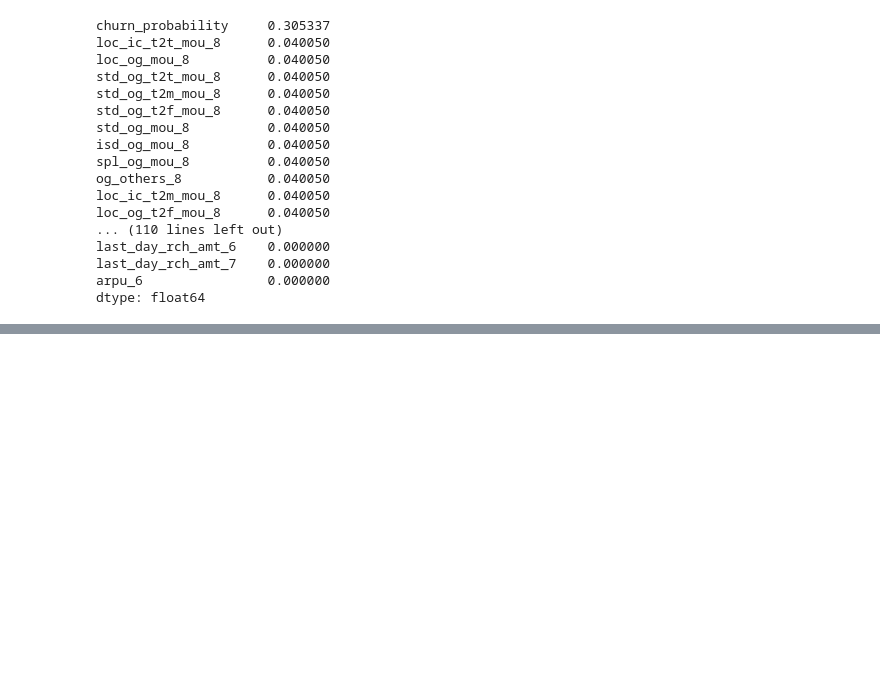
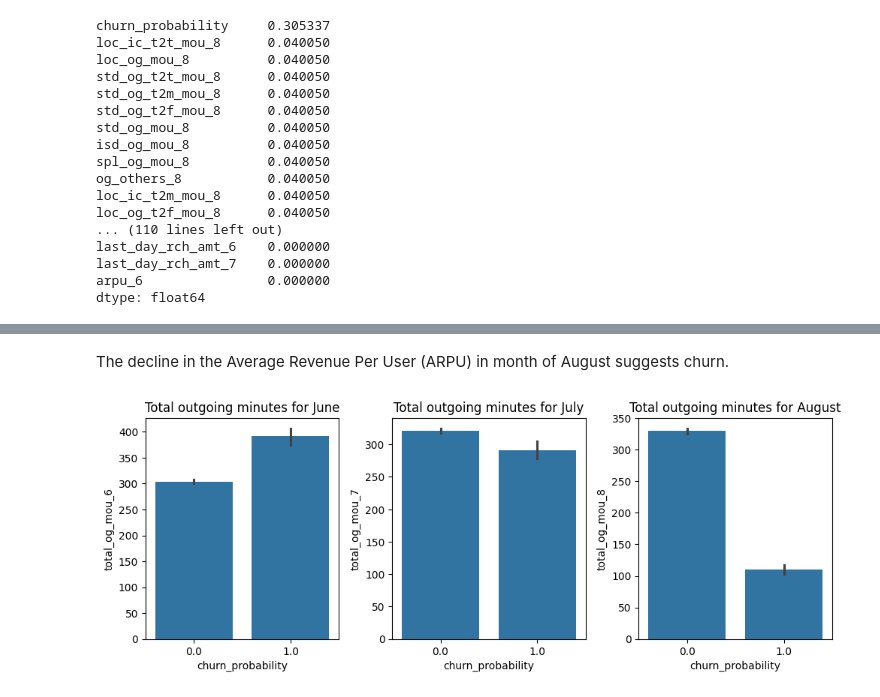
Before and after one commit to jhanjideepak/telecom-churn, a Jupyter notebook: telecome_churn.ipynb, the cells around one changed output, grey strips where cells are left out. Drawn from its saved outputs; the diff is of its cells as text; code cells hidden in the pictures; blank space fills up the shorter version.

```diff
--- a/telecome_churn.ipynb
+++ b/telecome_churn.ipynb
@@ -294,0 +428,8 @@ dtype: float64
+# %% [markdown]
+The decline in the Average Revenue Per User (ARPU) in month of August suggests churn.
+# %%
+# Visualising Outgoing minutes of usage
+total_og_mou_cols = ['total_og_mou_6', 'total_og_mou_7', 'total_og_mou_8']
+plot_bar_graph('Total outgoing minutes', ['June', 'July', 'August'], total_og_mou_cols, final_df)
+# %% [output]
+[figure, added]
```
Also changed, not shown: parts of 46 cells of this notebook.
